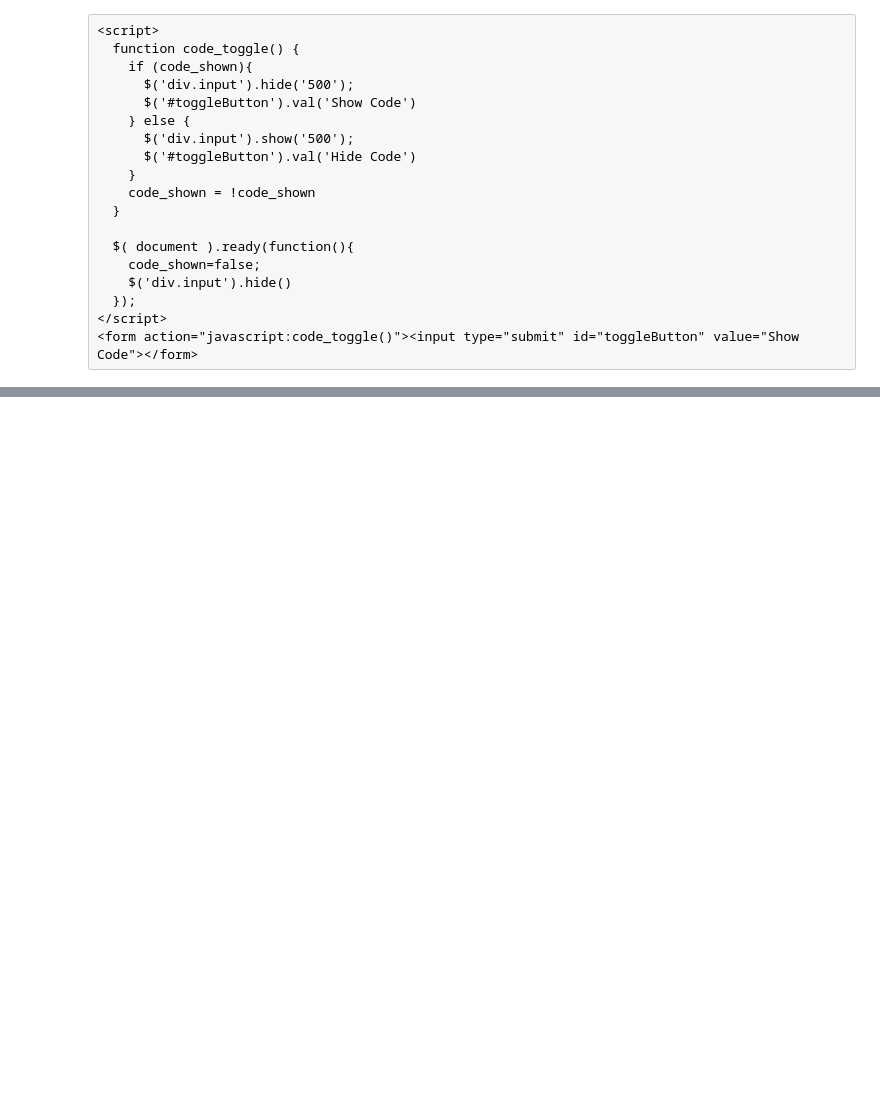
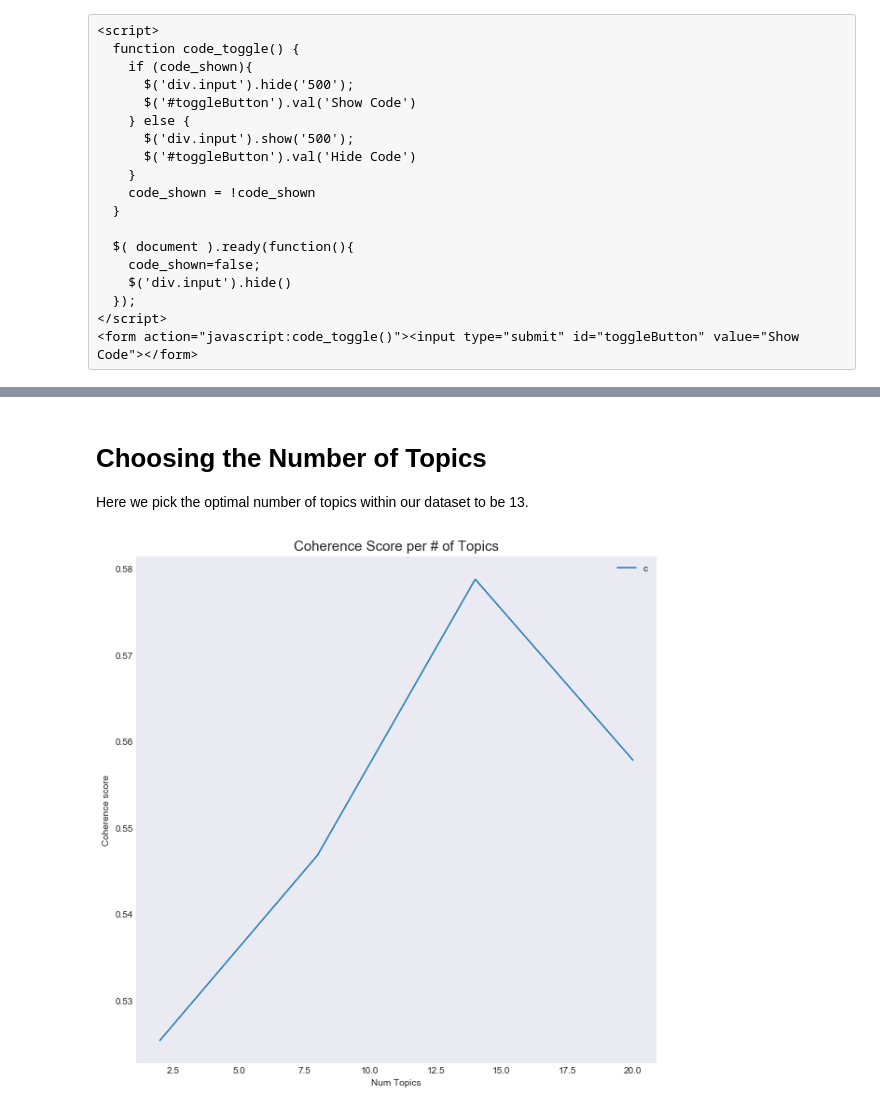
Before and after one commit to harrisonjansma/Portfolio, a Jupyter notebook: Toxic Comments/Toxic Topic Modelling with pyldavis.ipynb, the cells around one changed output, grey strips where cells are left out. Saved outputs shown, nothing was run; the diff lists cells and outputs as text; code cells hidden in the pictures; blank space fills up the shorter version.

Commit message:
6/12 topic modell done

```diff
--- a/Toxic Comments/Toxic Topic Modelling with pyldavis.ipynb
+++ b/Toxic Comments/Toxic Topic Modelling with pyldavis.ipynb
@@ -100,7 +110,9 @@ def cleanv2(word_list, allowed_postags=['NOUN', 'ADJ', 'VERB', 'ADV']):
     clean_words = [w for w in word_list if not w in stop_words]
     #collect bigrams
     clean_words = bigram_mod[clean_words]
-    #Lemmatize
+    #Lemmatize Noun
+    clean_words=[lem.lemmatize(word) for word in clean_words]
+    #Lemmatize Verb
     clean_words=[lem.lemmatize(word, "v") for word in clean_words]
     return clean_words
 
@@ -120,0 +149,42 @@ corpus = [dictionary.doc2bow(text) for text in df.comment_text]
+# %% [markdown]
+# Choosing the Number of Topics
+
+Here we pick the optimal number of topics within our dataset to be 13.
+# %%
+def compute_coherence_values(dictionary, corpus, texts, limit, start=2, step=3):
+    """
+    Compute c_v coherence for various number of topics
+
+
+    model_list : List of LDA topic models
+    coherence_values : Coherence values corresponding to the LDA model with respective number of topics
+    """
+    coherence_values = []
+    model_list = []
+    for num_topics in range(start, limit, step):
+        model = LdaModel(corpus=corpus, num_topics=num_topics, id2word=dictionary)
+        model_list.append(model)
+        coherencemodel = CoherenceModel(model=model, texts=texts, dictionary=dictionary, coherence='c_v')
+        coherence_values.append(coherencemodel.get_coherence())
+
+    return model_list, coherence_values
+# %%
+model_list, coherence_values = compute_coherence_values(dictionary=dictionary,
+                                                        corpus=corpus,
+                                                        texts=df['comment_text'],
+                                                        start=2,
+                                                        limit=24,
+                                                        step=6)
+# %%
+# Show graph
+limit=24; start=2; step=6;
+x = range(start, limit, step)
+plt.figure(figsize = (10,10))
+plt.plot(x, coherence_values)
+plt.title("Coherence Score per # of Topics", fontsize=15)
+plt.xlabel("Num Topics")
+plt.ylabel("Coherence score")
+plt.legend(("coherence_values"), loc='best')
+plt.show()
+# %% [output]
+[figure, added]
```
Also changed, not shown: parts of 11 cells of this notebook, 2 other files.
